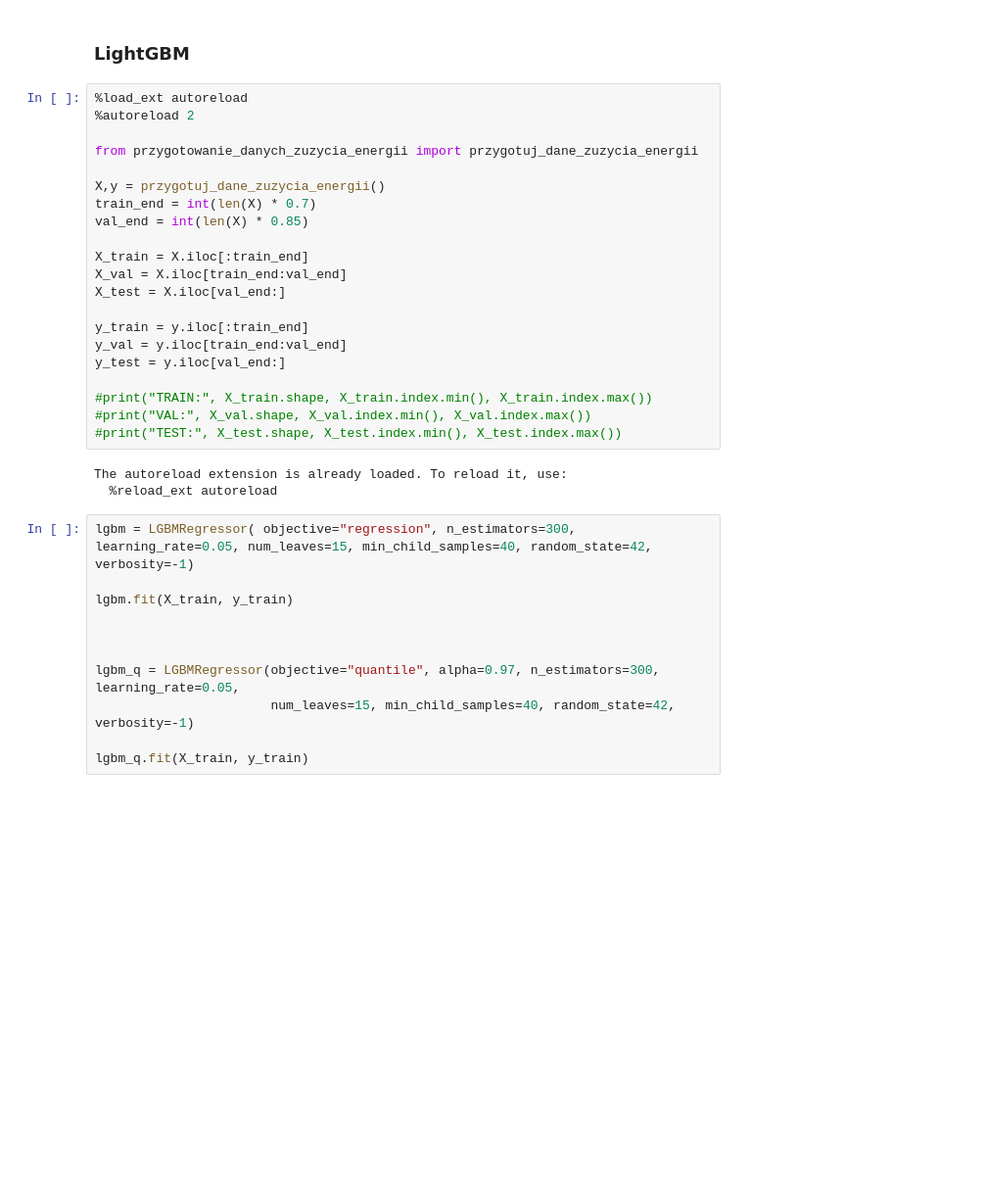
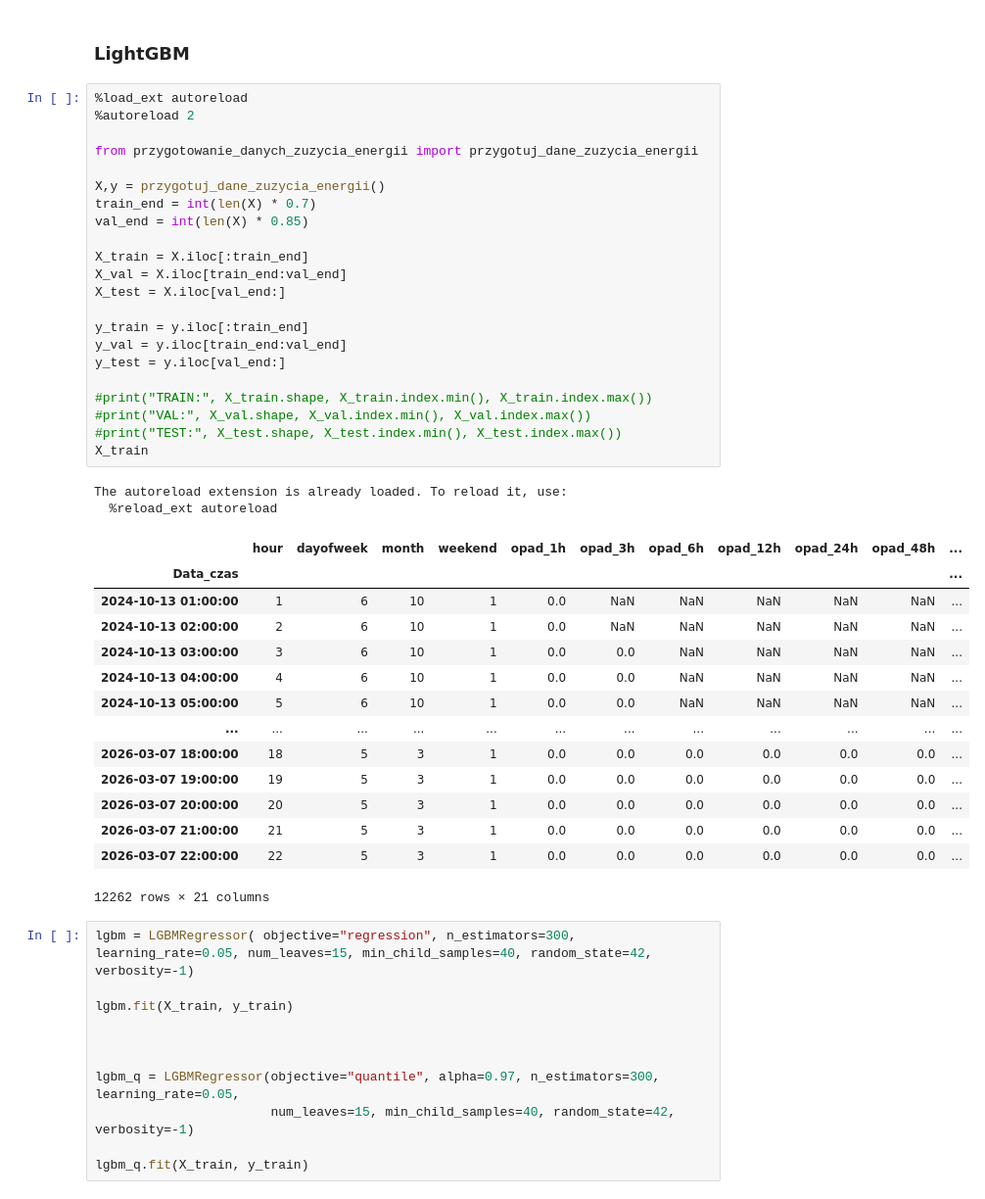
Before and after one commit to mxrtaaa/Hackaton_Smart_Water_Challenge_2026, a Jupyter notebook: models/Predykcja zużycia energii/03_lightgbm_zuzycie.ipynb, the cells around one changed output. Shown at 98% size. Cells and saved outputs as stored; diff of their text form; blank space fills up the shorter version.

```diff
--- a/models/Predykcja zużycia energii/03_lightgbm_zuzycie.ipynb
+++ b/models/Predykcja zużycia energii/03_lightgbm_zuzycie.ipynb
@@ -13,27 +13,42 @@ from sklearn.metrics import mean_absolute_error, mean_squared_error
 # %%
 %load_ext autoreload
 %autoreload 2
 
 from przygotowanie_danych_zuzycia_energii import przygotuj_dane_zuzycia_energii
 
 X,y = przygotuj_dane_zuzycia_energii()
 train_end = int(len(X) * 0.7)
 val_end = int(len(X) * 0.85)
 
 X_train = X.iloc[:train_end]
 X_val = X.iloc[train_end:val_end]
 X_test = X.iloc[val_end:]
 
 y_train = y.iloc[:train_end]
 y_val = y.iloc[train_end:val_end]
 y_test = y.iloc[val_end:]
 
 #print("TRAIN:", X_train.shape, X_train.index.min(), X_train.index.max())
 #print("VAL:", X_val.shape, X_val.index.min(), X_val.index.max())
 #print("TEST:", X_test.shape, X_test.index.min(), X_test.index.max())
+X_train
 # %% [output]
 The autoreload extension is already loaded. To reload it, use:
   %reload_ext autoreload
+|  | hour | dayofweek | month | weekend | opad_1h | opad_3h | opad_6h | opad_12h | opad_24h | opad_48h | ... |
+| Data_czas |  |  |  |  |  |  |  |  |  |  | ... |
+| 2024-10-13 01:00:00 | 1 | 6 | 10 | 1 | 0.0 | NaN | NaN | NaN | NaN | NaN | ... |
+| 2024-10-13 02:00:00 | 2 | 6 | 10 | 1 | 0.0 | NaN | NaN | NaN | NaN | NaN | ... |
+| 2024-10-13 03:00:00 | 3 | 6 | 10 | 1 | 0.0 | 0.0 | NaN | NaN | NaN | NaN | ... |
+| 2024-10-13 04:00:00 | 4 | 6 | 10 | 1 | 0.0 | 0.0 | NaN | NaN | NaN | NaN | ... |
+| 2024-10-13 05:00:00 | 5 | 6 | 10 | 1 | 0.0 | 0.0 | NaN | NaN | NaN | NaN | ... |
+| ... | ... | ... | ... | ... | ... | ... | ... | ... | ... | ... | ... |
+| 2026-03-07 18:00:00 | 18 | 5 | 3 | 1 | 0.0 | 0.0 | 0.0 | 0.0 | 0.0 | 0.0 | ... |
+| 2026-03-07 19:00:00 | 19 | 5 | 3 | 1 | 0.0 | 0.0 | 0.0 | 0.0 | 0.0 | 0.0 | ... |
+| 2026-03-07 20:00:00 | 20 | 5 | 3 | 1 | 0.0 | 0.0 | 0.0 | 0.0 | 0.0 | 0.0 | ... |
+| 2026-03-07 21:00:00 | 21 | 5 | 3 | 1 | 0.0 | 0.0 | 0.0 | 0.0 | 0.0 | 0.0 | ... |
+| 2026-03-07 22:00:00 | 22 | 5 | 3 | 1 | 0.0 | 0.0 | 0.0 | 0.0 | 0.0 | 0.0 | ... |
+12262 rows × 21 columns
 # %%
 lgbm = LGBMRegressor( objective="regression", n_estimators=300, learning_rate=0.05, num_leaves=15, min_child_samples=40, random_state=42, verbosity=-1)
 
```
Also changed, not shown: parts of 3 cells of this notebook, 5 other files.
